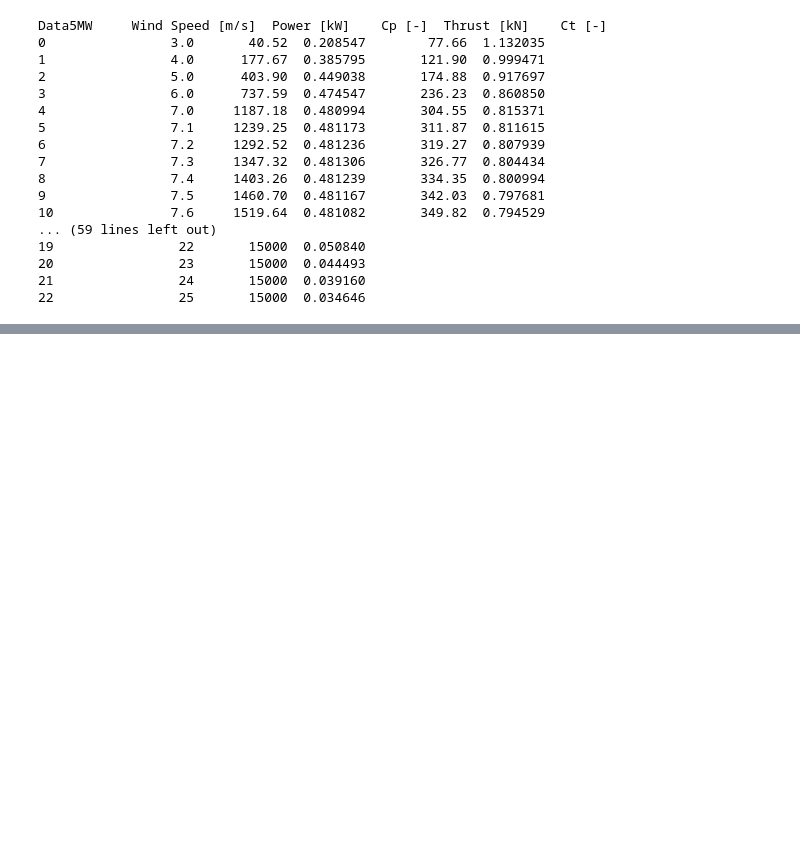
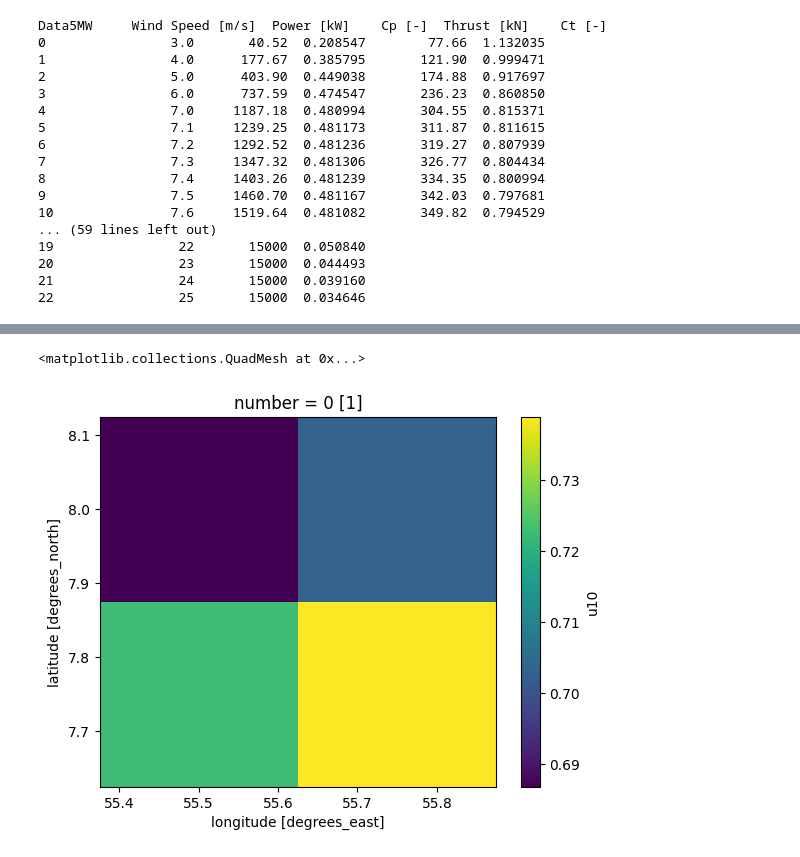
Before and after one commit to DTUWindEducation/final-project-brunchyy, a Jupyter notebook: examples/load_parse_inputs.ipynb, the cells around one changed output, grey strips where cells are left out. Drawn from its saved outputs; the diff is of its cells as text; code cells hidden in the pictures; blank space fills up the shorter version.

```diff
--- a/examples/load_parse_inputs.ipynb
+++ b/examples/load_parse_inputs.ipynb
@@ -25,0 +95,5 @@ Data5MW     Wind Speed [m/s]  Power [kW]    Cp [-]  Thrust [kN]    Ct [-]
+# %%
+ds_all["u10"].mean(dim="valid_time").plot()
+# %% [output]
+<matplotlib.collections.QuadMesh at 0x...>
+[figure, added]
```
Also changed, not shown: parts of 5 cells of this notebook.
